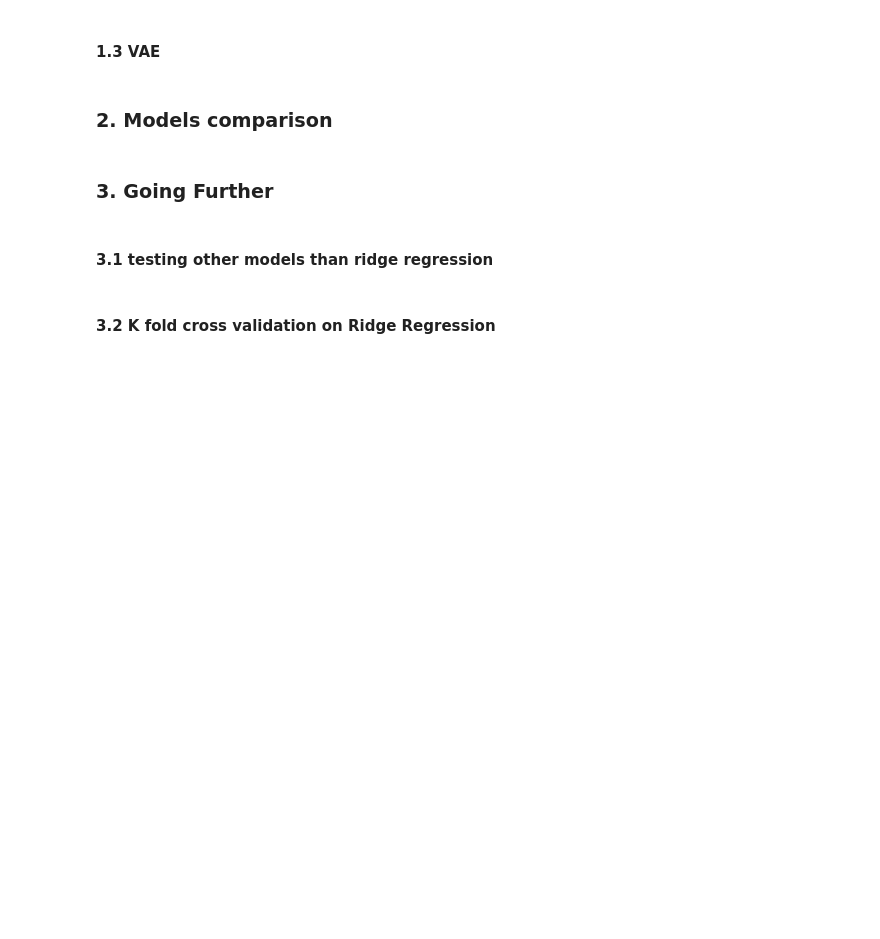
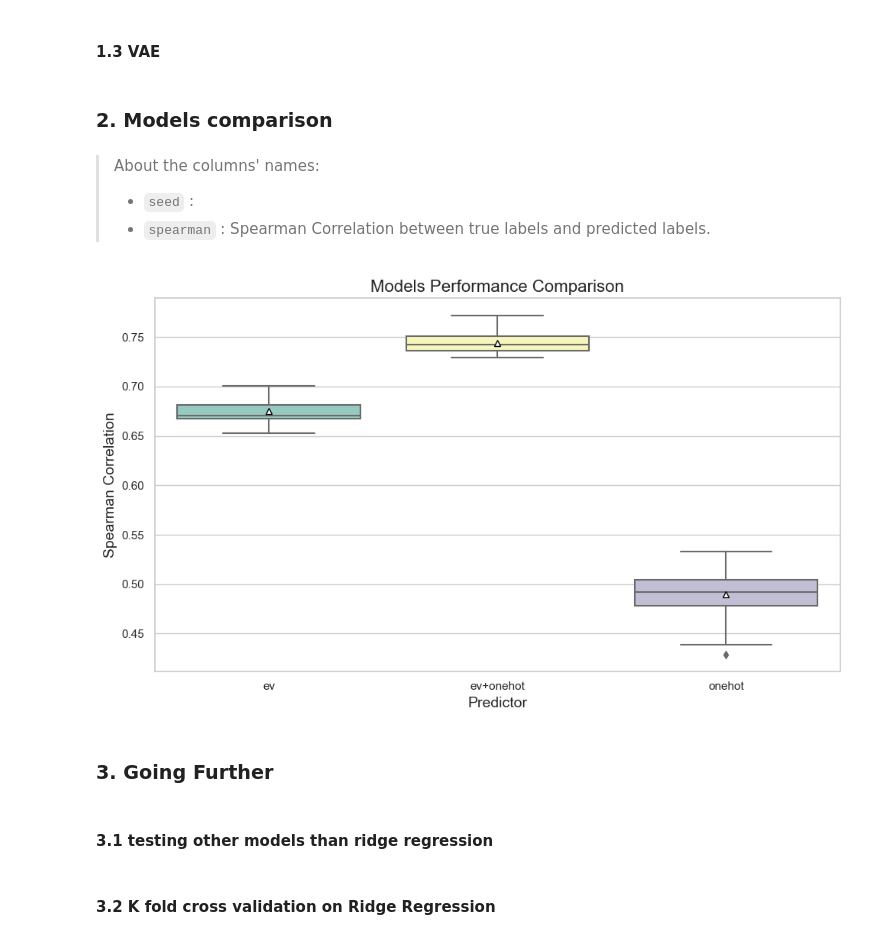
Before and after one commit to eliamounier/optoprotein-fitness-prediction, a Jupyter notebook: model_analysis.ipynb, the cells around one changed output. Drawn from its saved outputs; the diff is of its cells as text; code cells hidden in the pictures; blank space fills up the shorter version.

```diff
--- a/model_analysis.ipynb
+++ b/model_analysis.ipynb
@@ -23,2 +25,5 @@ simple_linear.head()
 # %% [markdown]
 #### 1.2 EV Potts
+# %%
+ev_msa_only = pd.read_csv(RESULTS + 'ev.csv')
+ev_msa_only.head()
@@ -24,0 +37,3 @@ simple_linear.head()
+# %%
+ev_augmented = pd.read_csv(RESULTS + 'onehotev.csv')
+ev_augmented.head()
@@ -26,6 +48,30 @@ simple_linear.head()
 #### 1.3 VAE
 # %% [markdown]
 ### 2. Models comparison
+# %% [markdown]
+> About the columns' names:
+> - `seed` :
+> - `spearman` : Spearman Correlation between true labels and predicted labels.
+# %%
+concatenated_df = pd.concat([ev_msa_only, ev_augmented, non_augmented_linear])
+
+
+# Beautiful Box Plot
+
+sns.set(style = "whitegrid")
+palette = sns.color_palette("Set3")
+
+plt.figure(figsize = (10, 6))
+sns.boxplot(data = concatenated_df, x = "predictor", y = "spearman", palette = palette, showmeans = True, meanprops = { "markerfacecolor":"white", "markeredgecolor":"black"})
+
+plt.xlabel('Predictor', fontsize = 14)
+plt.ylabel('Spearman Correlation', fontsize = 14)
+plt.title('Models Performance Comparison', fontsize = 16)
+plt.tight_layout()
+
+plt.show()
+# %% [output]
+[figure, added]
 # %% [markdown]
 ### 3. Going Further
 # %% [markdown]
```
Also changed, not shown: parts of 5 cells of this notebook, 4 other files.
